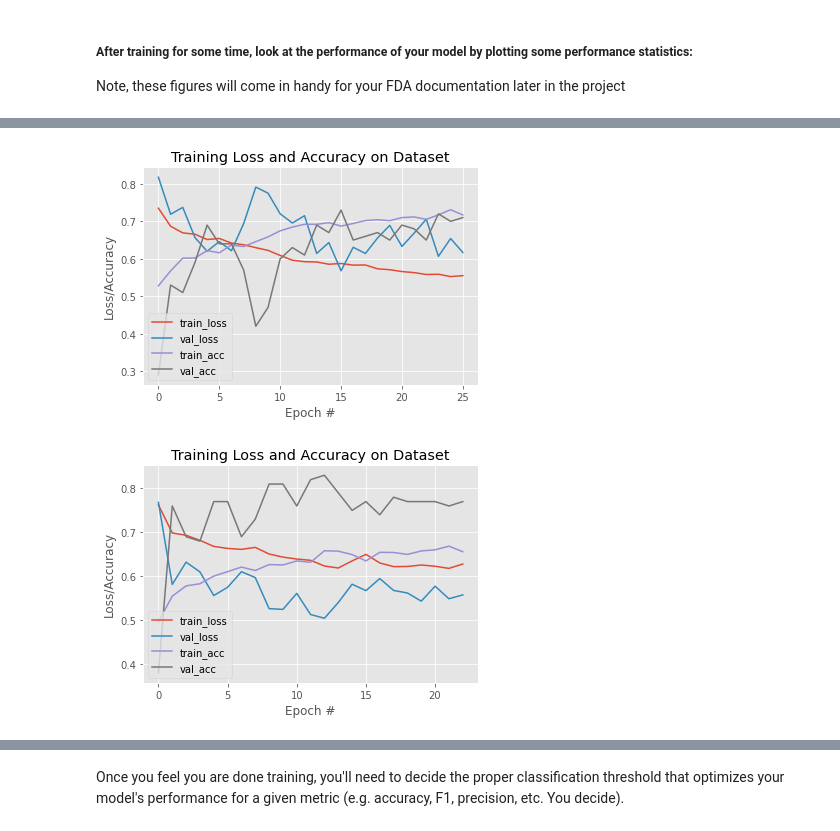
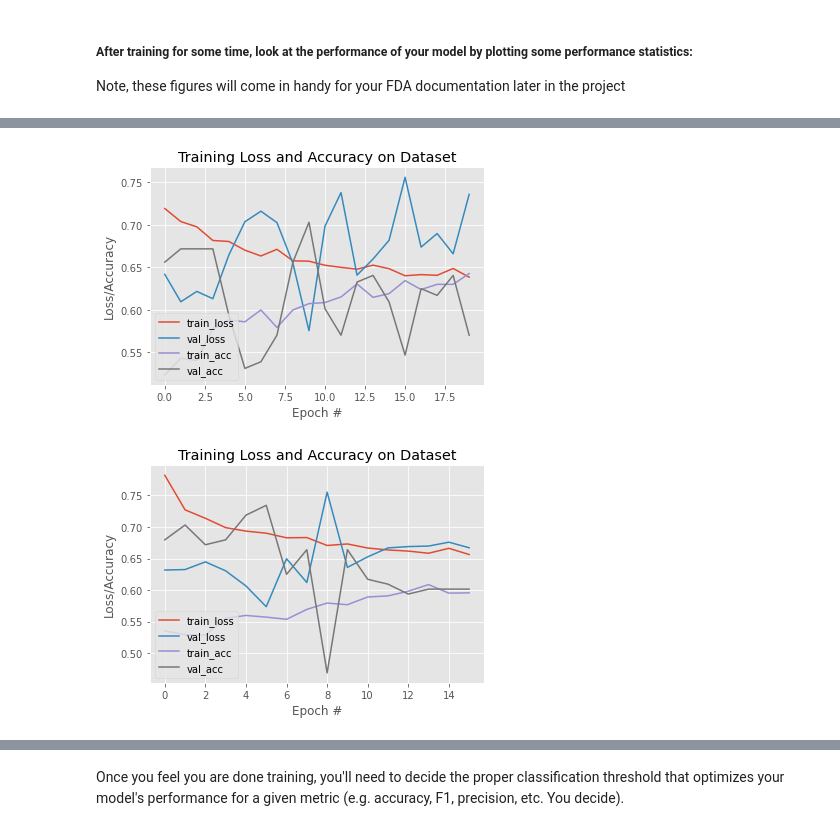
Before and after one commit to felixglush/Pneumonia-Detection, a Jupyter notebook: Build and train model.ipynb, the cells around one changed output, grey strips where cells are left out. Saved outputs shown, nothing was run; the diff lists cells and outputs as text; code cells hidden in the pictures.

Commit message:
retrained models

```diff
--- a/Build and train model.ipynb
+++ b/Build and train model.ipynb
@@ -273,7 +274,7 @@ def compile(model, lr):
     ## Set the optimizer, loss function, and learning rate
     optimizer = Adam(lr=lr)
     loss = 'binary_crossentropy' # 2 classes, pos/neg for pneumonia
-    metrics = ['binary_accuracy']
+    metrics = ['binary_accuracy', 'mae']
     model.compile(optimizer=optimizer, loss=loss, metrics=metrics)
     return model
 
@@ -293,12 +294,6 @@ def build_model(pretrained_model, list_of_layers, model_type, lr=1e-4, dropout=0
             if not last_layer:
                 model.add(Dropout(dropout))
 
-    if model_type == 'dense':
-        for i, layer_nodes in enumerate(list_of_layers):
-            last_layer = i == (len(list_of_layers) - 1)
-            activation = 'sigmoid' if last_layer else 'relu'
-            model.add(Dense(layer_nodes, activation=activation))
-
     model = compile(model, lr)
 
     return model
@@ -406,0 +335,16 @@ Epoch 00023: val_loss did not improve from 0.50452
+# %%
+path1 = "{}_my_model_vgg.best1.hdf5".format('xray_class')
+path2 = "{}_my_model_vgg.best2.hdf5".format('xray_class')
+# %%
+pretrained_vgg16 = load_pretrained_vgg16(unfrozen_end=2)
+model_vgg_history, model_vgg = None, None
+
+try:
+    model_vgg_history, model_vgg = train_model(pretrained_vgg16,
+                                       layers=[512, 256, 1],
+                                       lr=0.00001,
+                                       dropout=0.2,
+                                       model_type='vgg16',
+                                       callbacks_list=make_callbacks(path1))
+except TypeError:
+    pass
@@ -406,0 +369,12 @@ Epoch 00023: val_loss did not improve from 0.50452
+# %%
+pretrained_vgg16 = load_pretrained_vgg16(unfrozen_end=1)
+model2_vgg_history, model2_vgg = None, None
+try:
+    model2_vgg_history, model2_vgg = train_model(pretrained_vgg16,
+                                       layers=[512, 256, 1],
+                                       lr=0.0001,
+                                       dropout=0.4,
+                                       model_type='vgg16',
+                                       callbacks_list=make_callbacks(path2))
+except KeyError:
+    pass
@@ -458,10 +450,10 @@ def plot_history(history):
     plt.legend(loc="lower left")
 # %%
 ## plot figures
-plot_history(history_vgg)
-plot_history(history_dense)
+plot_history(model_vgg_history)
+plot_history(model2_vgg_history)
 # %% [output]
-[figure, old version]
+[figure, new version]
-[figure, old version]
+[figure, new version]
 # %%
 plot_auc(valY, pred_Y);
```
Also changed, not shown: parts of 30 cells of this notebook, 5 other files.
